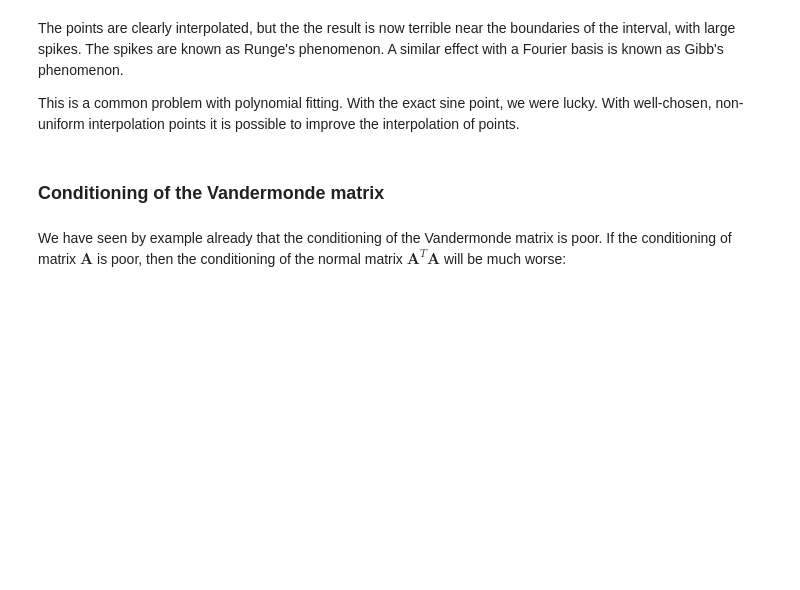
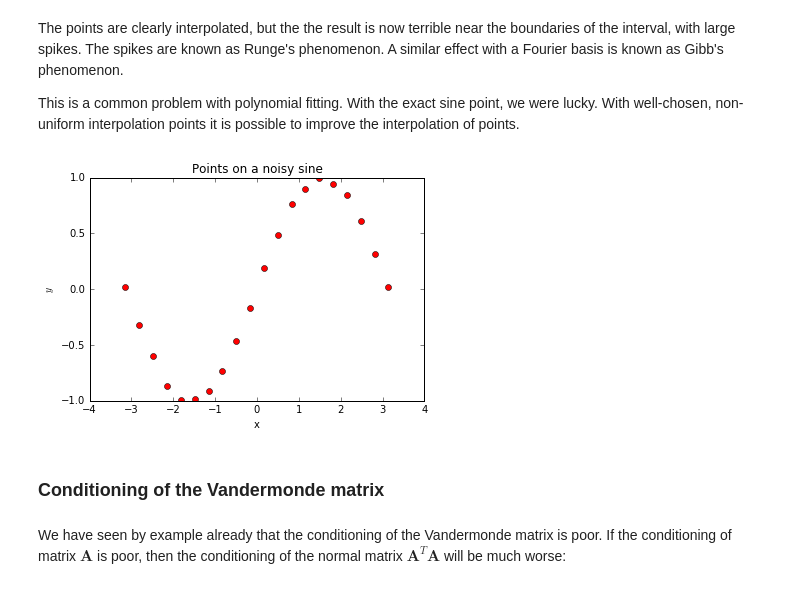
Before and after one commit to garth-wells/notebooks-3M1, a Jupyter notebook: notebooks/LeastSquares.ipynb, the cells around one changed output. Cells and saved outputs as stored; diff of their text form; code cells hidden in the pictures; blank space fills up the shorter version.

Commit message:
Test widgets.

```diff
--- a/notebooks/LeastSquares.ipynb
+++ b/notebooks/LeastSquares.ipynb
@@ -149,6 +151,23 @@ plt.plot(x_p, y_p_noise, 'ro', x_fit, y_noise_fit,'b-');
 The points are clearly interpolated, but the the result is now terrible near the boundaries of the interval, with large spikes.  The spikes are known as Runge's phenomenon. A similar effect with a Fourier  basis is known as Gibb's phenomenon.
 
 This is a common problem with polynomial fitting. With the exact sine point, we were lucky. With well-chosen, non-uniform interpolation points it is possible to improve the interpolation of points.
+# %%
+from ipywidgets import widgets
+from ipywidgets import interact
+
+@interact(noise=(0, 1, 0.02))
+def plot_interp_sine(noise):
+    y_p = y_p_noise(noise)
+    c_noise = np.linalg.solve(A, y_p)
+    p_noise = np.poly1d(c_noise)
+    y_noise_fit = p_noise(x_fit)
+
+    plt.xlabel('x')
+    plt.ylabel('$y$')
+    plt.title('Points on a noisy sine')
+    plt.plot(x_p, y_p, 'ro');
+# %% [output]
+[figure, added]
 # %% [markdown]
 ### Conditioning of the Vandermonde matrix
 # %% [markdown]
```
Also changed, not shown: parts of 18 cells of this notebook, 1 other file.
